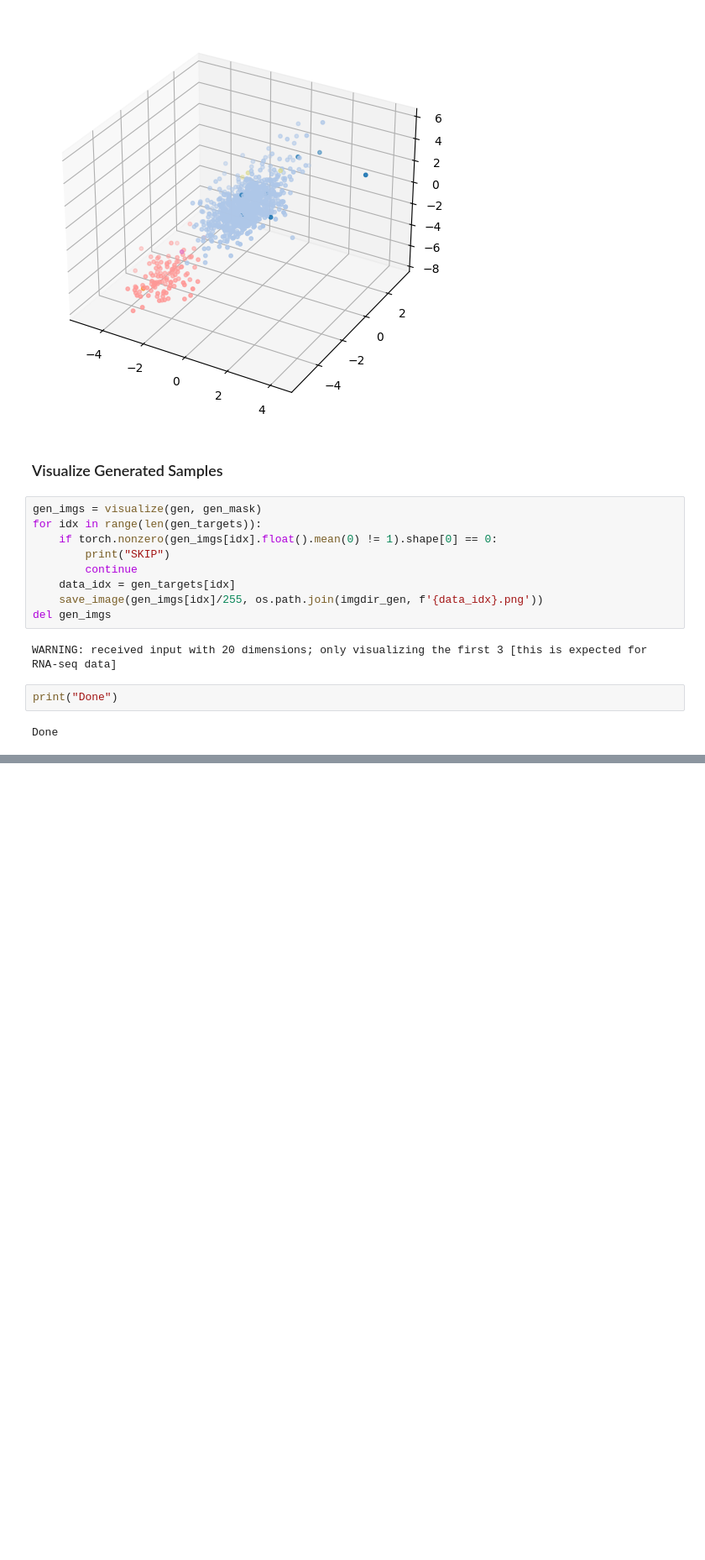
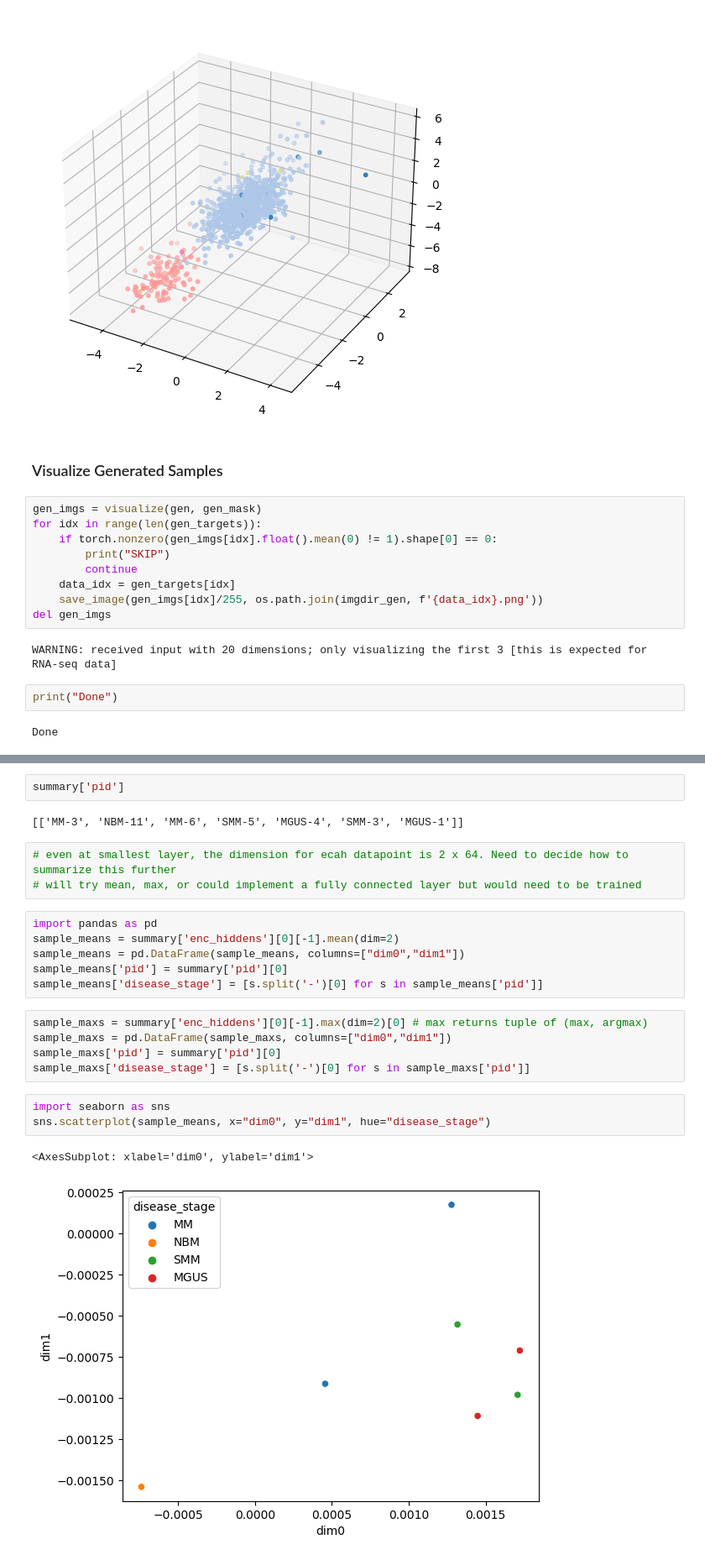
Before and after one commit to rpeys/scSet, a Jupyter notebook: figures/cd138mm_viz_sample.ipynb, the cells around one changed output, grey strips where cells are left out. Shown: that part at 84% size. Cells and saved outputs as stored; diff of their text form; blank space fills up the shorter version.

Commit message:
viz changes; incl. return hiddens for viz

```diff
--- a/figures/cd138mm_viz_sample.ipynb
+++ b/figures/cd138mm_viz_sample.ipynb
@@ -204,0 +217,24 @@ Done
+# %%
+summary['pid']
+# %% [output]
+[['MM-3', 'NBM-11', 'MM-6', 'SMM-5', 'MGUS-4', 'SMM-3', 'MGUS-1']]
+# %%
+# even at smallest layer, the dimension for ecah datapoint is 2 x 64. Need to decide how to summarize this further
+# will try mean, max, or could implement a fully connected layer but would need to be trained
+# %%
+import pandas as pd
+sample_means = summary['enc_hiddens'][0][-1].mean(dim=2)
+sample_means = pd.DataFrame(sample_means, columns=["dim0","dim1"])
+sample_means['pid'] = summary['pid'][0]
+sample_means['disease_stage'] = [s.split('-')[0] for s in sample_means['pid']]
+# %%
+sample_maxs = summary['enc_hiddens'][0][-1].max(dim=2)[0] # max returns tuple of (max, argmax)
+sample_maxs = pd.DataFrame(sample_maxs, columns=["dim0","dim1"])
+sample_maxs['pid'] = summary['pid'][0]
+sample_maxs['disease_stage'] = [s.split('-')[0] for s in sample_maxs['pid']]
+# %%
+import seaborn as sns
+sns.scatterplot(sample_means, x="dim0", y="dim1", hue="disease_stage")
+# %% [output]
+<AxesSubplot: xlabel='dim0', ylabel='dim1'>
+[figure, added]
```
Also changed, not shown: parts of 5 cells of this notebook, 9 other files.
